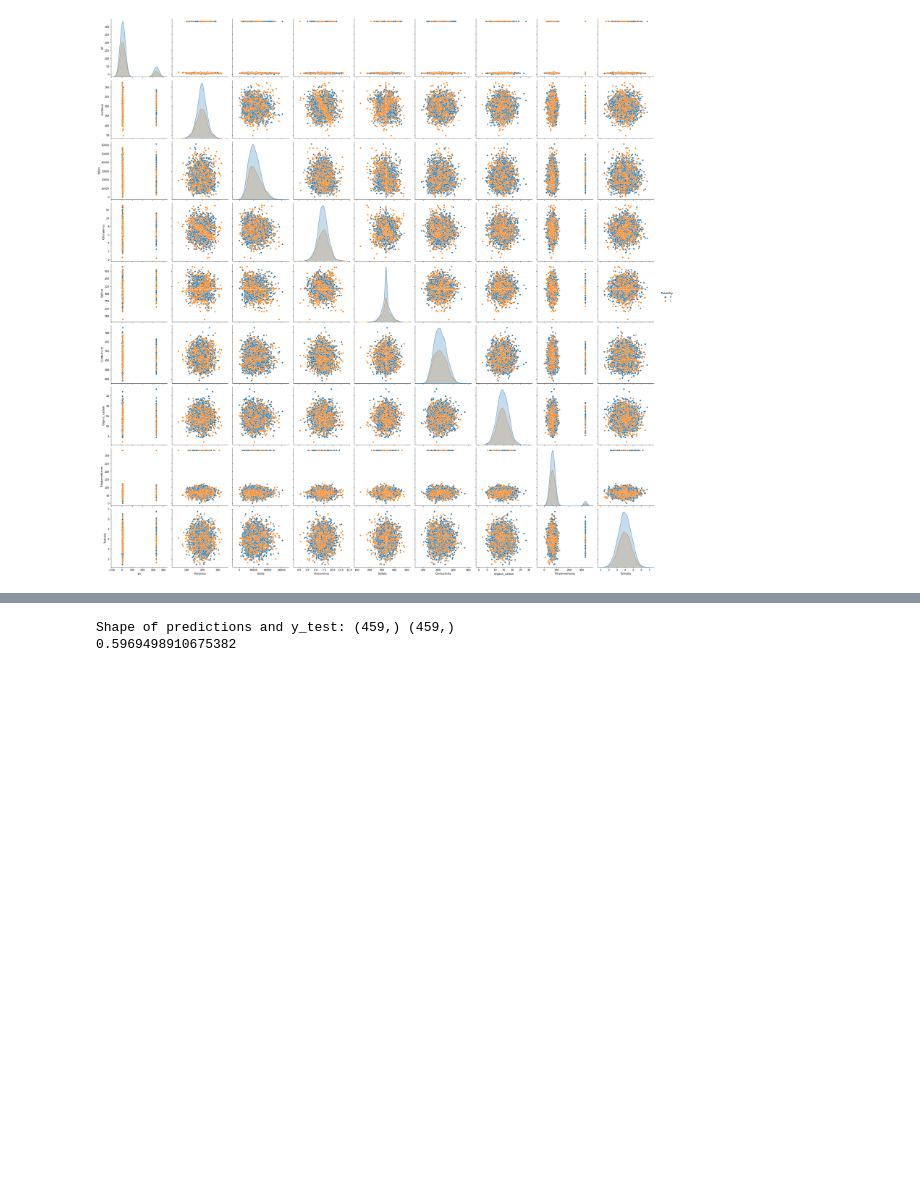
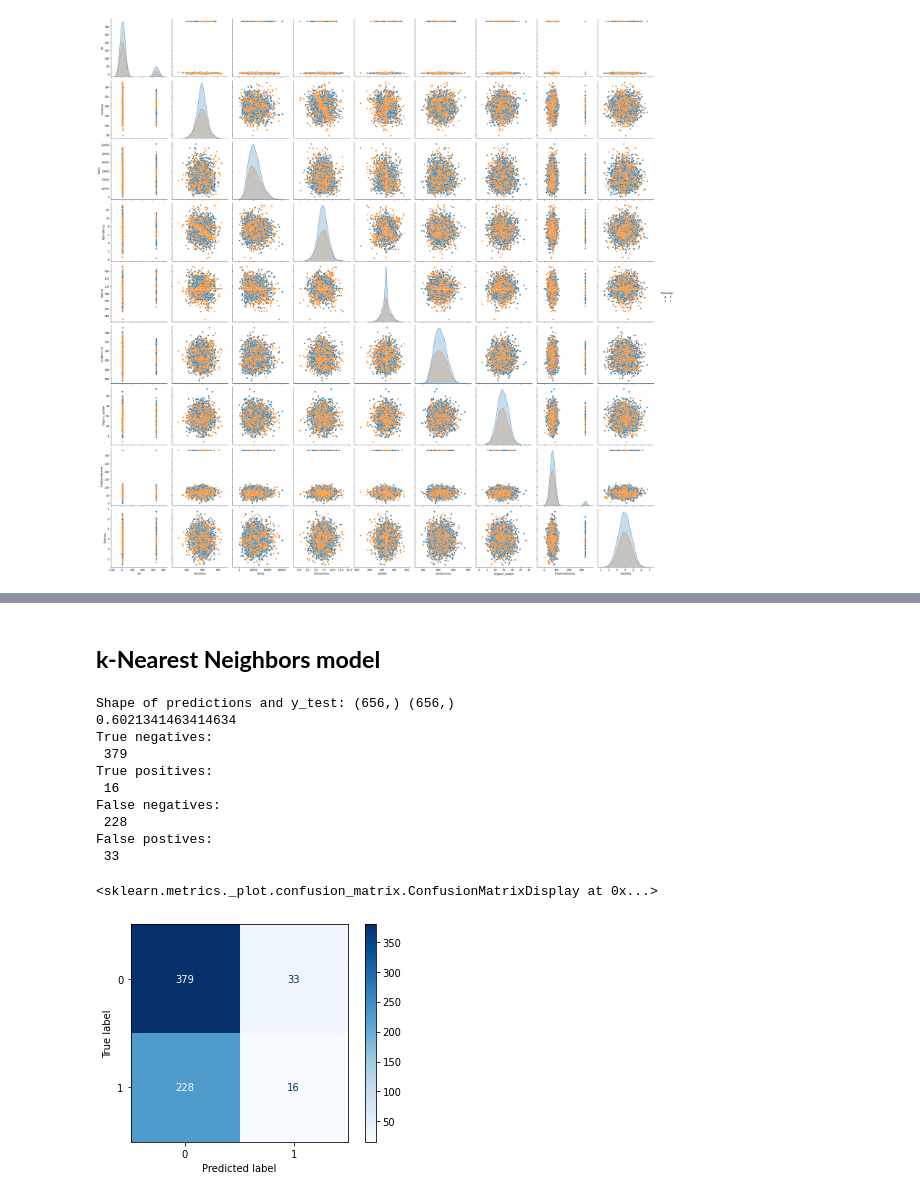
Before and after one commit to AbuzerXudaverdi/water-potability-project, a Jupyter notebook: potability.ipynb, the cells around one changed output, grey strips where cells are left out. Saved outputs shown, nothing was run; the diff lists cells and outputs as text; code cells hidden in the pictures; blank space fills up the shorter version.

```diff
--- a/potability.ipynb
+++ b/potability.ipynb
@@ -125,25 +144,27 @@ Shape of target vector y and y_3:
+# %% [markdown]
+## **k-Nearest Neighbors model**
 # %%
-x_train, x_test, y_train, y_test = train_test_split(X, y, test_size=0.14, random_state=0)
+x_train, x_test, y_train, y_test = train_test_split(X, y, test_size=0.20, random_state=0)
 model = KNeighborsClassifier(n_neighbors=50)   # instantiating the model
 model.fit(x_train,y_train)  #y_train.values.ravel()
 preds = model.predict(x_test)  # nump.ndarry
 print("Shape of predictions and y_test:",preds.shape, y_test.shape)
 acc = np.sum(preds==y_test)/len(y_test)
 print(acc)
-#ps = preds.shape[0]
-#preds = preds.reshape(ps,1)
-#print(y_test.head())
-#print(preds.shape, y_test.shape)
-#print(preds.head())
-#x = np.array(preds)
-#yy = np.array(y_test)
-#print(yy)
-#print(x.astype)
-#np_y = y_test.to_numpy()
-#print(np_y)
-#acc = np.sum(preds==np_y)/len(np_y.values)
-##print(acc)
+tn, fp, fn, tp = confusion_matrix(y_test, preds).ravel()
+print("True negatives:\n", tn, "\nTrue positives:\n", tp, "\nFalse negatives:\n", fn, "\nFalse postives:\n", fp)
+plot_confusion_matrix(model, x_test, y_test,cmap=plt.cm.Blues,normalize=None)
 # %% [output]
-Shape of predictions and y_test: (459,) (459,)
-0.5969498910675382
+Shape of predictions and y_test: (656,) (656,)
+0.6021341463414634
+True negatives:
+ 379
+True positives:
+ 16
+False negatives:
+ 228
+False postives:
+ 33
+<sklearn.metrics._plot.confusion_matrix.ConfusionMatrixDisplay at 0x...>
+[figure, added]
 # %%
```
Also changed, not shown: parts of 9 cells of this notebook.
